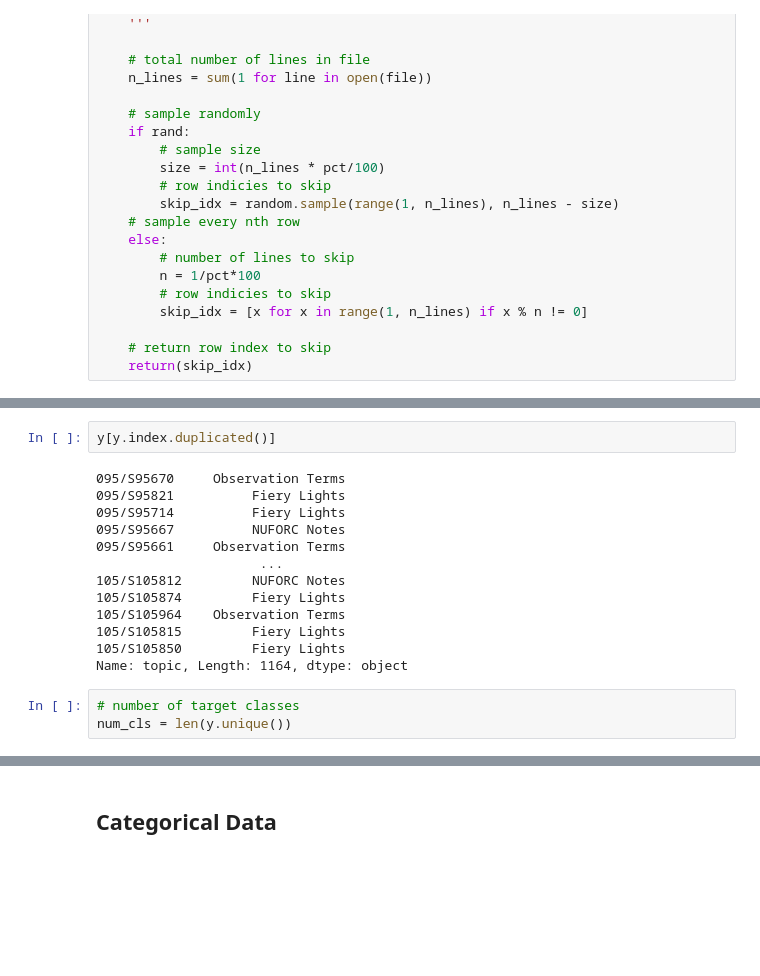
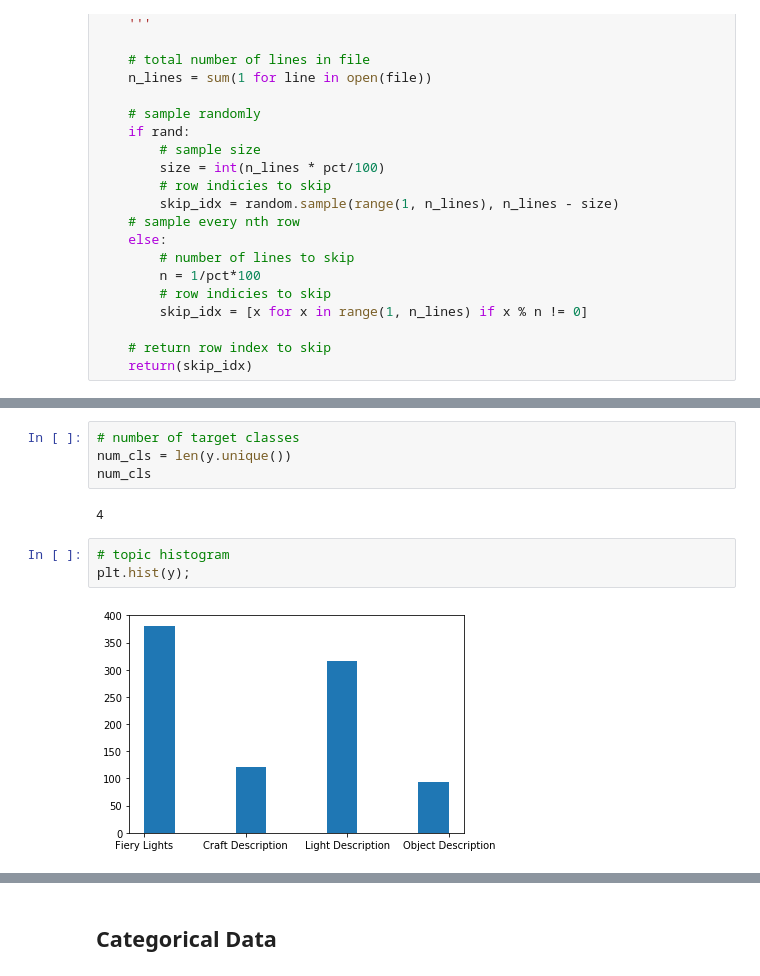
Before and after one commit to kevscon/ufo-reports, a Jupyter notebook: predictor.ipynb, the cells around one changed output, grey strips where cells are left out. Saved outputs shown, nothing was run; the diff lists cells and outputs as text; blank space fills up the shorter version.

```diff
--- a/predictor.ipynb
+++ b/predictor.ipynb
@@ -88,18 +92,11 @@ len(y)
-# %%
-y[y.index.duplicated()]
-# %% [output]
-095/S95670     Observation Terms
-095/S95821          Fiery Lights
-095/S95714          Fiery Lights
-095/S95667          NUFORC Notes
-095/S95661     Observation Terms
-                     ...
-105/S105812         NUFORC Notes
-105/S105874         Fiery Lights
-105/S105964    Observation Terms
-105/S105815         Fiery Lights
-105/S105850         Fiery Lights
-Name: topic, Length: 1164, dtype: object
 # %%
 # number of target classes
 num_cls = len(y.unique())
+num_cls
+# %% [output]
+4
+# %%
+# topic histogram
+plt.hist(y);
+# %% [output]
+[figure, added]
```
Also changed, not shown: parts of 60 cells of this notebook, 1 other file.
